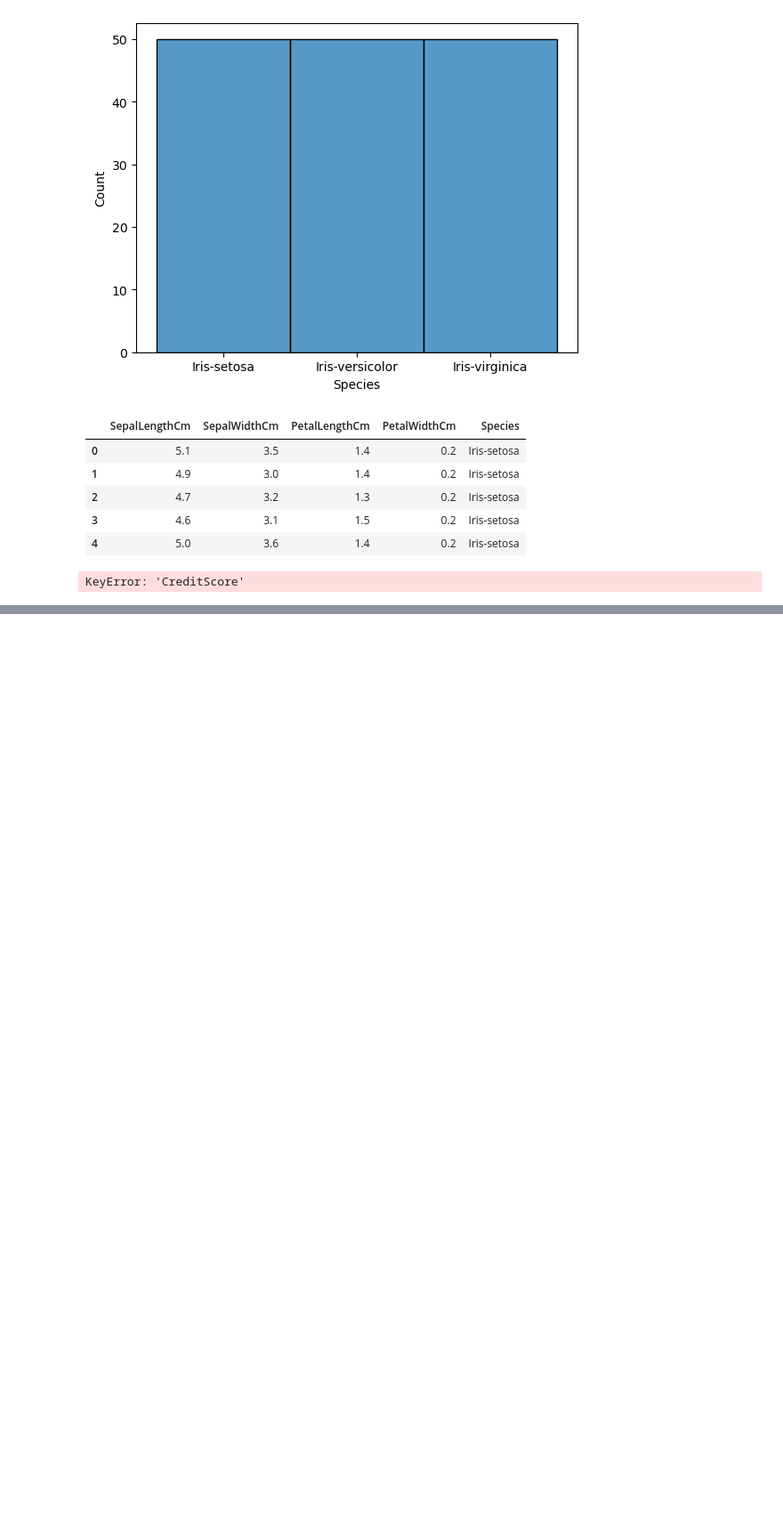
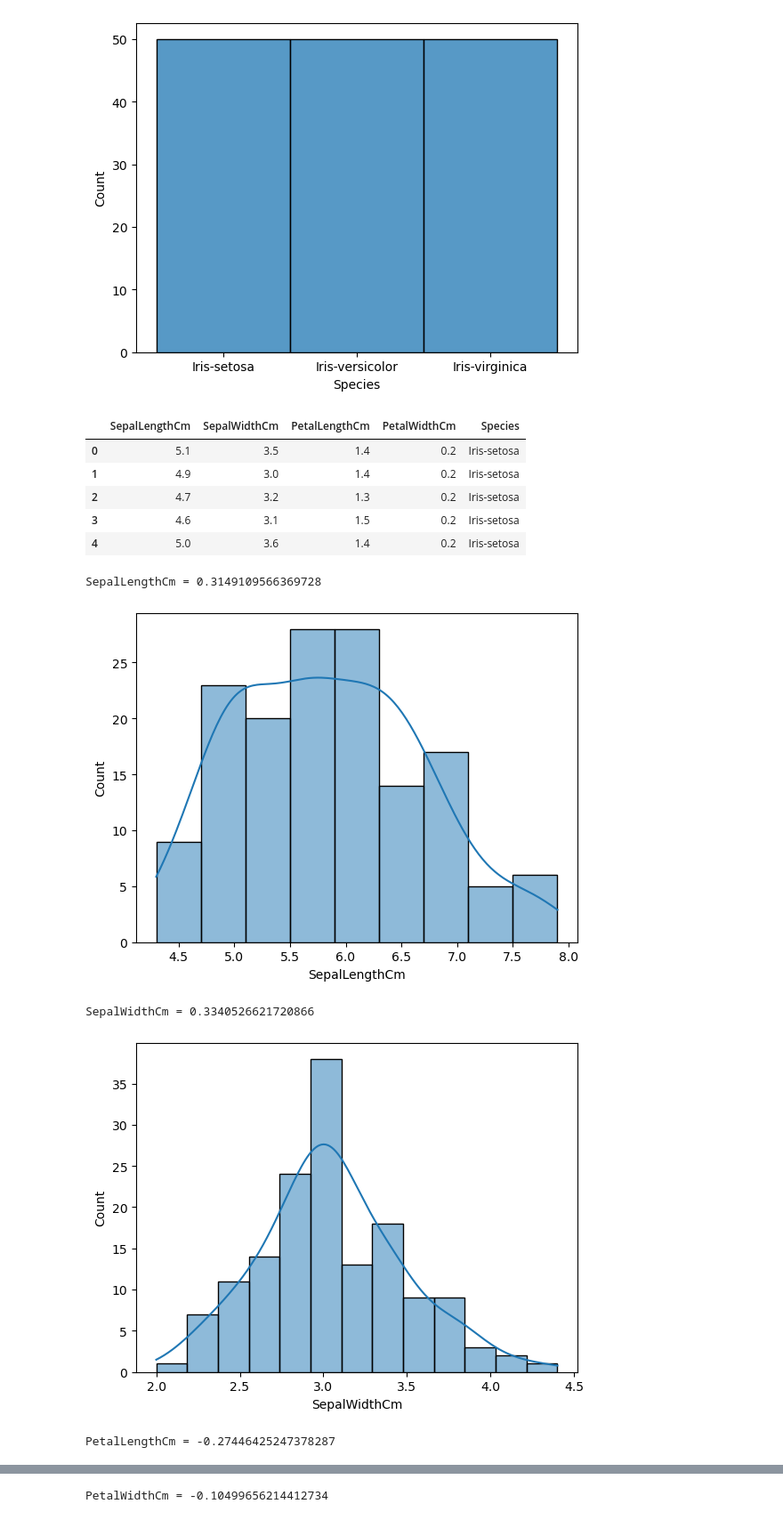
Before and after one commit to Gokul-bit165/Iris-ann, a Jupyter notebook: src/eda.ipynb, the cells around one changed output, grey strips where cells are left out. Shown at 89% size. Drawn from its saved outputs; the diff is of its cells as text; code cells hidden in the pictures; blank space fills up the shorter version.

```diff
--- a/src/eda.ipynb
+++ b/src/eda.ipynb
@@ -49,11 +49,26 @@ df.head()
 | 2 | 4.7 | 3.2 | 1.3 | 0.2 | Iris-setosa |
 | 3 | 4.6 | 3.1 | 1.5 | 0.2 | Iris-setosa |
 | 4 | 5.0 | 3.6 | 1.4 | 0.2 | Iris-setosa |
-# %%
-col=["CreditScore","Age","Balance","EstimatedSalary"]
-for i in col:
-    sns.histplot(df[i],kde=True)
-    print(i,"=",df[i].skew())
-    plt.show()
-# %% [output]
-KeyError: 'CreditScore'
+# %%
+
+sns.histplot(df["SepalLengthCm"],kde=True)
+print("SepalLengthCm =",df["SepalLengthCm"].skew())
+plt.show()
+
+sns.histplot(df["SepalWidthCm"],kde=True)
+print("SepalWidthCm =",df["SepalWidthCm"].skew())
+plt.show()
+
+sns.histplot(df["PetalLengthCm"],kde=True)
+print("PetalLengthCm =",df["PetalLengthCm"].skew())
+plt.show()
+
+sns.histplot(df["PetalWidthCm"],kde=True)
+print("PetalWidthCm =",df["PetalWidthCm"].skew())
+plt.show()
+# %% [output]
+SepalLengthCm = 0.3149109566369728
+[figure, added]
+SepalWidthCm = 0.3340526621720866
+[figure, added]
+PetalLengthCm = -0.27446425247378287
@@ -59,0 +76 @@ KeyError: 'CreditScore'
+PetalWidthCm = -0.10499656214412734
```
Also changed, not shown: parts of 1 cell of this notebook, 4 other files.
